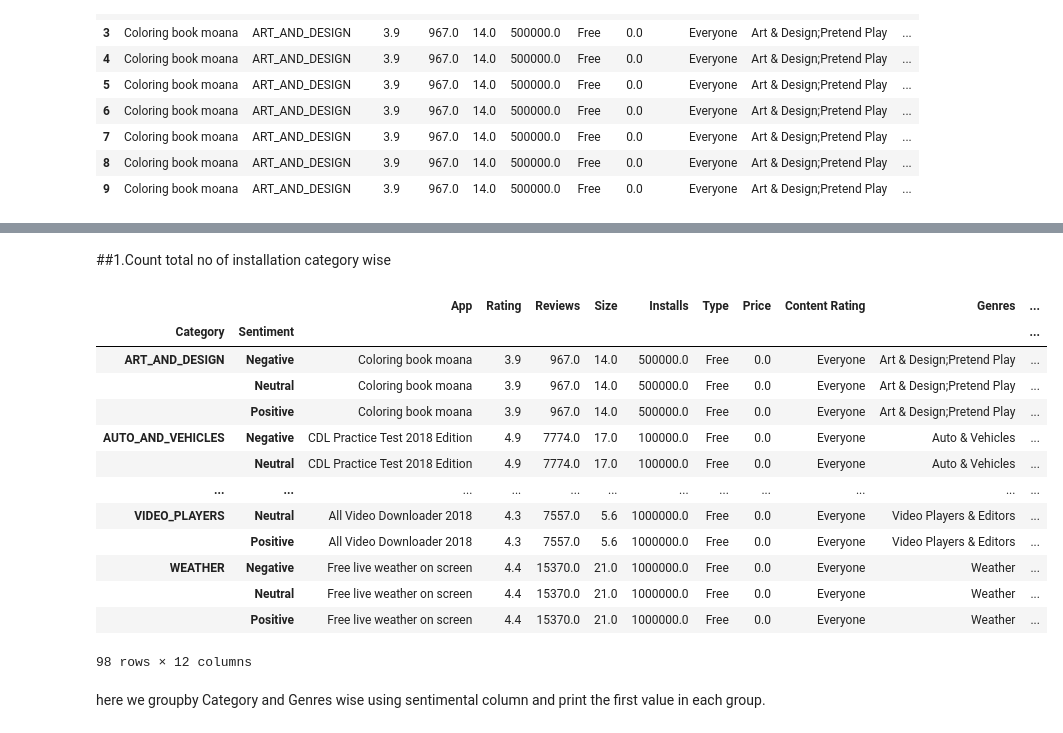
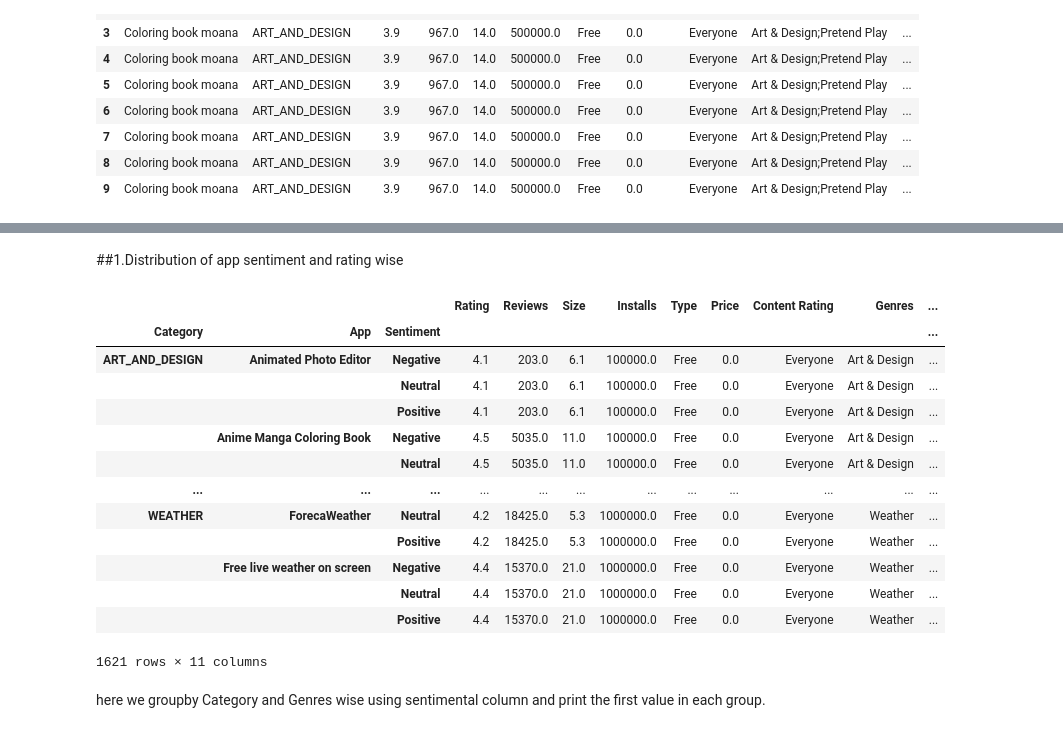
Before and after one commit to PatilTruptiU/EDA-PROJECT---Play-store-Analysis-, a Jupyter notebook: play_store_data_and_user_reviews_analysis_EDA_.ipynb, the cells around one changed output, grey strips where cells are left out. Saved outputs shown, nothing was run; the diff lists cells and outputs as text; code cells hidden in the pictures.

```diff
--- a/play_store_data_and_user_reviews_analysis_EDA_.ipynb
+++ b/play_store_data_and_user_reviews_analysis_EDA_.ipynb
@@ -27,8 +27,8 @@ drive.mount('/content/drive')
 Drive already mounted at /content/drive; to attempt to forcibly remount, call drive.mount("/content/drive", force_remount=True).
 # %%
 # Loading csv files
-file_path1='/content/drive/MyDrive/almabetter/EDA capstone project module1- Play store and user review/Play Store Data.csv'
-file_path2='/content/drive/MyDrive/almabetter/EDA capstone project module1- Play store and user review/User Reviews.csv'
+file_path1='/content/drive/MyDrive/almabetter/projects/EDA capstone project module1- Play store and user review/Play Store Data.csv'
+file_path2='/content/drive/MyDrive/almabetter/projects/EDA capstone project module1- Play store and user review/User Reviews.csv'
 # %%
 #Loading the dataset as a pandas dataframe
 play_store_df = pd.read_csv(file_path1)
@@ -649,24 +629,23 @@ df.sample(5)
-# %% [markdown]
-##1.Count total no of installation category wise
+# %% [markdown]
+##1.Distribution of app sentiment and rating  wise
 # %%
-count_number=df.groupby(['Category','Sentiment'])#['Installs'].sum().reset_index()
-#count_number.sort_index(axis=0,ascending=True).head(20)
+count_number=df.groupby(['Category','App','Sentiment'])
 count_number.first()
 # %% [output]
-|  |  | App | Rating | Reviews | Size | Installs | Type | Price | Content Rating | Genres | ... |
-| Category | Sentiment |  |  |  |  |  |  |  |  |  | ... |
-| ART_AND_DESIGN | Negative | Coloring book moana | 3.9 | 967.0 | 14.0 | 500000.0 | Free | 0.0 | Everyone | Art & Design;Pretend Play | ... |
-|  | Neutral | Coloring book moana | 3.9 | 967.0 | 14.0 | 500000.0 | Free | 0.0 | Everyone | Art & Design;Pretend Play | ... |
-|  | Positive | Coloring book moana | 3.9 | 967.0 | 14.0 | 500000.0 | Free | 0.0 | Everyone | Art & Design;Pretend Play | ... |
-| AUTO_AND_VEHICLES | Negative | CDL Practice Test 2018 Edition | 4.9 | 7774.0 | 17.0 | 100000.0 | Free | 0.0 | Everyone | Auto & Vehicles | ... |
-|  | Neutral | CDL Practice Test 2018 Edition | 4.9 | 7774.0 | 17.0 | 100000.0 | Free | 0.0 | Everyone | Auto & Vehicles | ... |
+|  |  |  | Rating | Reviews | Size | Installs | Type | Price | Content Rating | Genres | ... |
+| Category | App | Sentiment |  |  |  |  |  |  |  |  | ... |
+| ART_AND_DESIGN | Animated Photo Editor | Negative | 4.1 | 203.0 | 6.1 | 100000.0 | Free | 0.0 | Everyone | Art & Design | ... |
+|  |  | Neutral | 4.1 | 203.0 | 6.1 | 100000.0 | Free | 0.0 | Everyone | Art & Design | ... |
+|  |  | Positive | 4.1 | 203.0 | 6.1 | 100000.0 | Free | 0.0 | Everyone | Art & Design | ... |
+|  | Anime Manga Coloring Book | Negative | 4.5 | 5035.0 | 11.0 | 100000.0 | Free | 0.0 | Everyone | Art & Design | ... |
+|  |  | Neutral | 4.5 | 5035.0 | 11.0 | 100000.0 | Free | 0.0 | Everyone | Art & Design | ... |
 | ... | ... | ... | ... | ... | ... | ... | ... | ... | ... | ... | ... |
-| VIDEO_PLAYERS | Neutral | All Video Downloader 2018 | 4.3 | 7557.0 | 5.6 | 1000000.0 | Free | 0.0 | Everyone | Video Players & Editors | ... |
-|  | Positive | All Video Downloader 2018 | 4.3 | 7557.0 | 5.6 | 1000000.0 | Free | 0.0 | Everyone | Video Players & Editors | ... |
-| WEATHER | Negative | Free live weather on screen | 4.4 | 15370.0 | 21.0 | 1000000.0 | Free | 0.0 | Everyone | Weather | ... |
-|  | Neutral | Free live weather on screen | 4.4 | 15370.0 | 21.0 | 1000000.0 | Free | 0.0 | Everyone | Weather | ... |
-|  | Positive | Free live weather on screen | 4.4 | 15370.0 | 21.0 | 1000000.0 | Free | 0.0 | Everyone | Weather | ... |
+| WEATHER | ForecaWeather | Neutral | 4.2 | 18425.0 | 5.3 | 1000000.0 | Free | 0.0 | Everyone | Weather | ... |
+|  |  | Positive | 4.2 | 18425.0 | 5.3 | 1000000.0 | Free | 0.0 | Everyone | Weather | ... |
+|  | Free live weather on screen | Negative | 4.4 | 15370.0 | 21.0 | 1000000.0 | Free | 0.0 | Everyone | Weather | ... |
+|  |  | Neutral | 4.4 | 15370.0 | 21.0 | 1000000.0 | Free | 0.0 | Everyone | Weather | ... |
+|  |  | Positive | 4.4 | 15370.0 | 21.0 | 1000000.0 | Free | 0.0 | Everyone | Weather | ... |
-98 rows × 12 columns
+1621 rows × 11 columns
 # %% [markdown]
 here we groupby Category and Genres wise using sentimental column and print the first value in each group.
 # %% [markdown]
```
Also changed, not shown: parts of 40 cells of this notebook.
